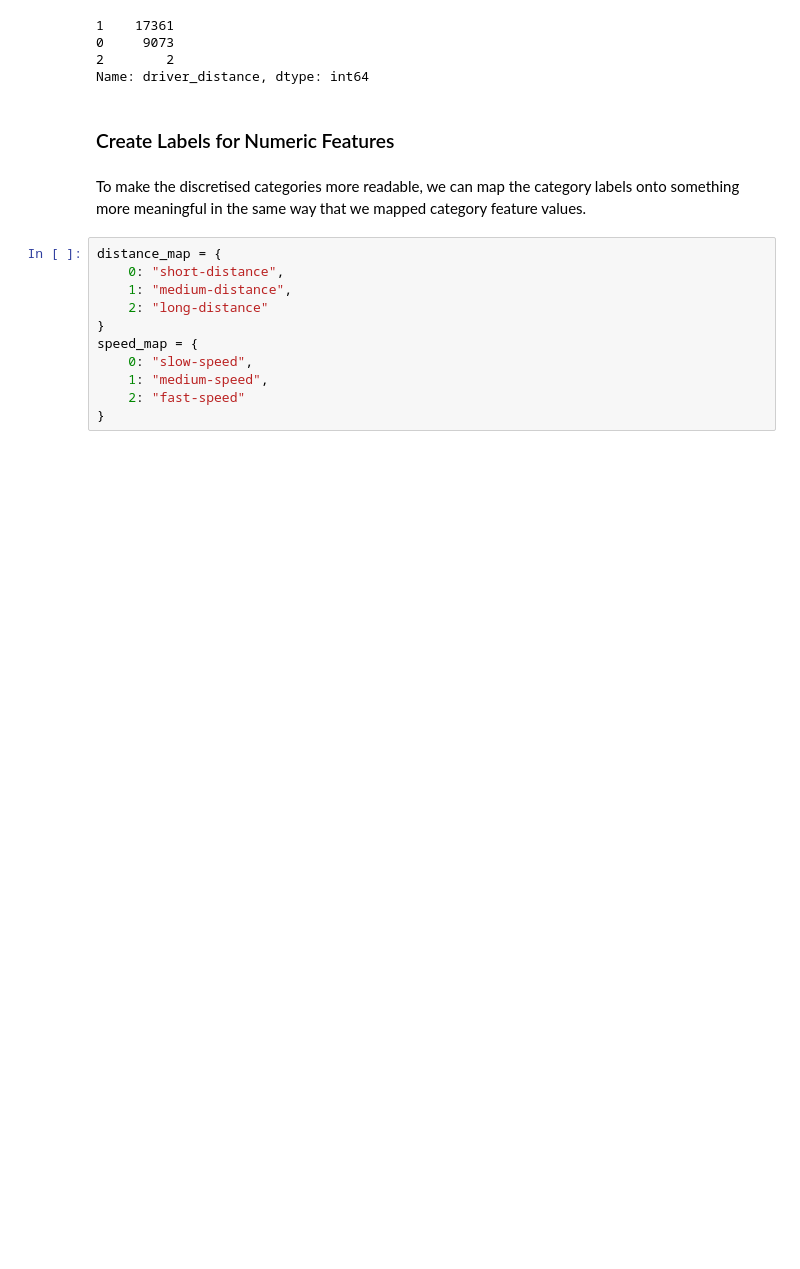
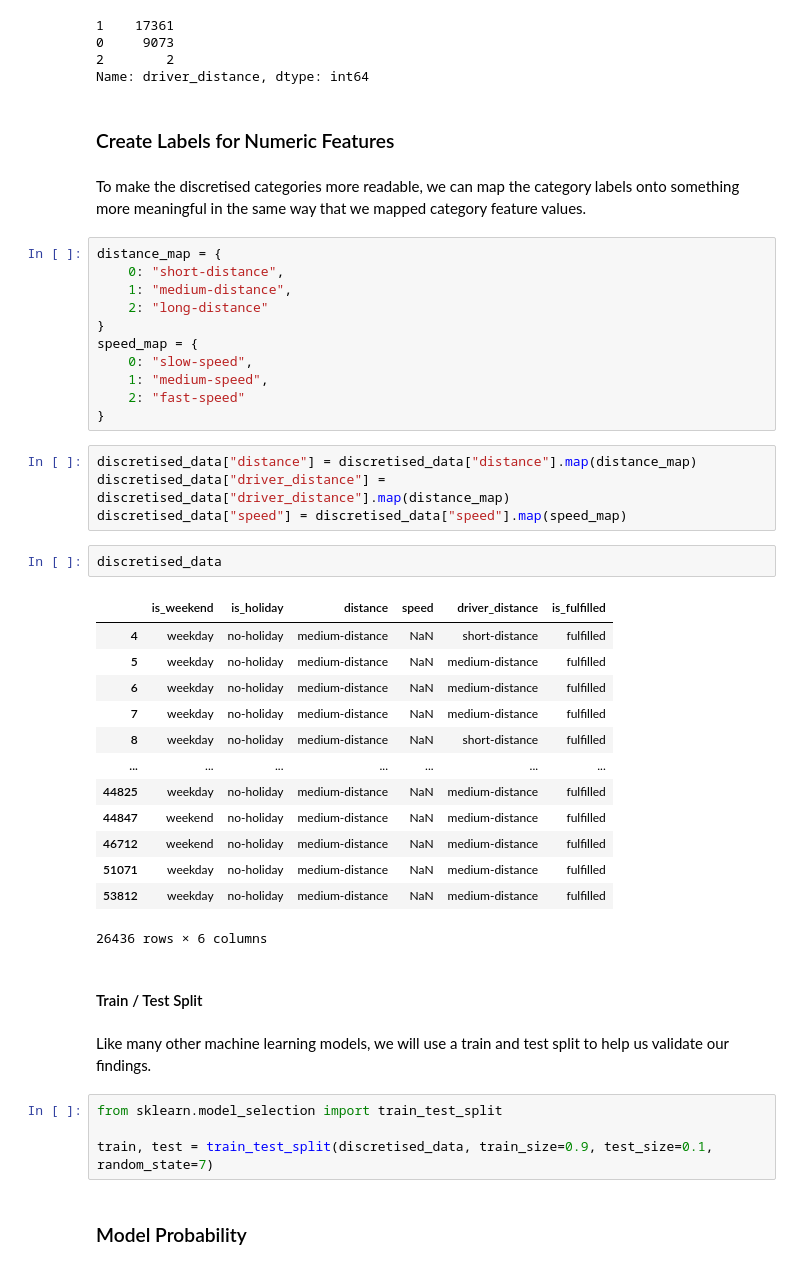
Before and after one commit to yonamg/Causal_Inference_Model, a Jupyter notebook: notebook/Causality.ipynb, the cells around one changed output. Drawn from its saved outputs; the diff is of its cells as text; blank space fills up the shorter version.

Commit message:
modeling

```diff
--- a/notebook/Causality.ipynb
+++ b/notebook/Causality.ipynb
@@ -430,3 +430,33 @@ speed_map = {
     1: "medium-speed",
     2: "fast-speed"
 }
+# %%
+discretised_data["distance"] = discretised_data["distance"].map(distance_map)
+discretised_data["driver_distance"] = discretised_data["driver_distance"].map(distance_map)
+discretised_data["speed"] = discretised_data["speed"].map(speed_map)
+# %%
+discretised_data
+# %% [output]
+|  | is_weekend | is_holiday | distance | speed | driver_distance | is_fulfilled |
+| 4 | weekday | no-holiday | medium-distance | NaN | short-distance | fulfilled |
+| 5 | weekday | no-holiday | medium-distance | NaN | medium-distance | fulfilled |
+| 6 | weekday | no-holiday | medium-distance | NaN | medium-distance | fulfilled |
+| 7 | weekday | no-holiday | medium-distance | NaN | medium-distance | fulfilled |
+| 8 | weekday | no-holiday | medium-distance | NaN | short-distance | fulfilled |
+| ... | ... | ... | ... | ... | ... | ... |
+| 44825 | weekday | no-holiday | medium-distance | NaN | medium-distance | fulfilled |
+| 44847 | weekend | no-holiday | medium-distance | NaN | medium-distance | fulfilled |
+| 46712 | weekend | no-holiday | medium-distance | NaN | medium-distance | fulfilled |
+| 51071 | weekday | no-holiday | medium-distance | NaN | medium-distance | fulfilled |
+| 53812 | weekday | no-holiday | medium-distance | NaN | medium-distance | fulfilled |
+26436 rows × 6 columns
+# %% [markdown]
+#### Train / Test Split
+# %% [markdown]
+Like many other machine learning models, we will use a train and test split to help us validate our findings.
+# %%
+from sklearn.model_selection import train_test_split
+
+train, test = train_test_split(discretised_data, train_size=0.9, test_size=0.1, random_state=7)
+# %% [markdown]
+### Model Probability
```
Also changed, not shown: parts of 11 cells of this notebook.
